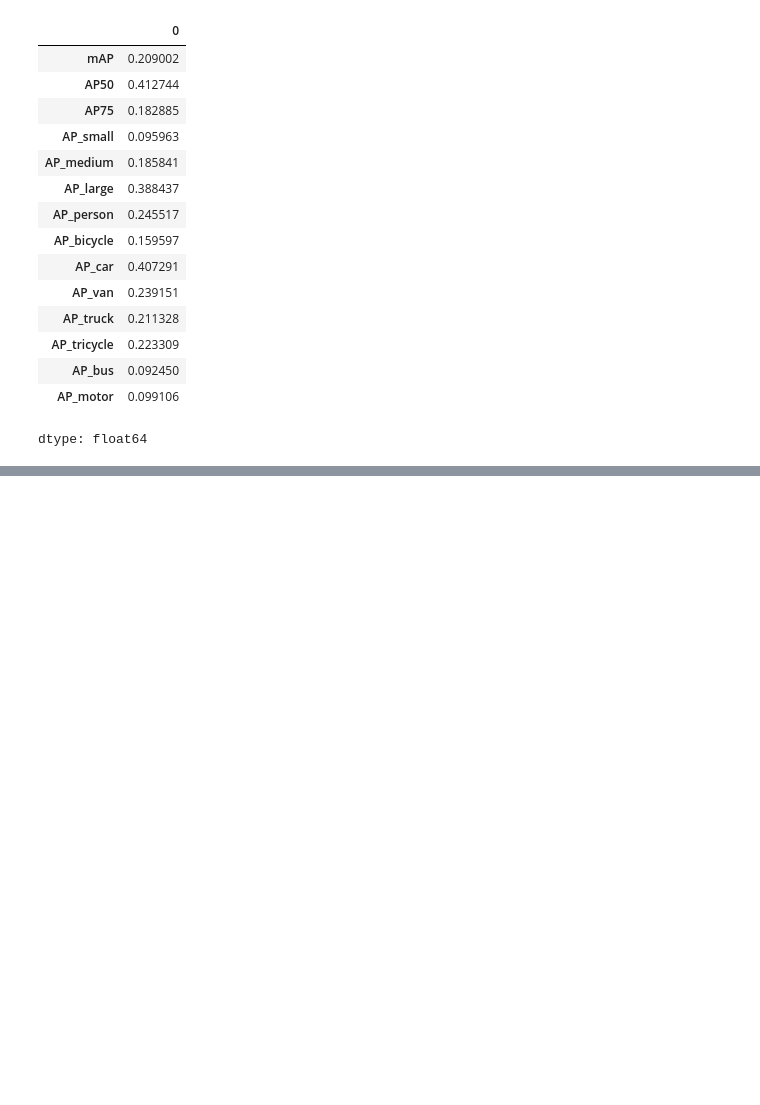
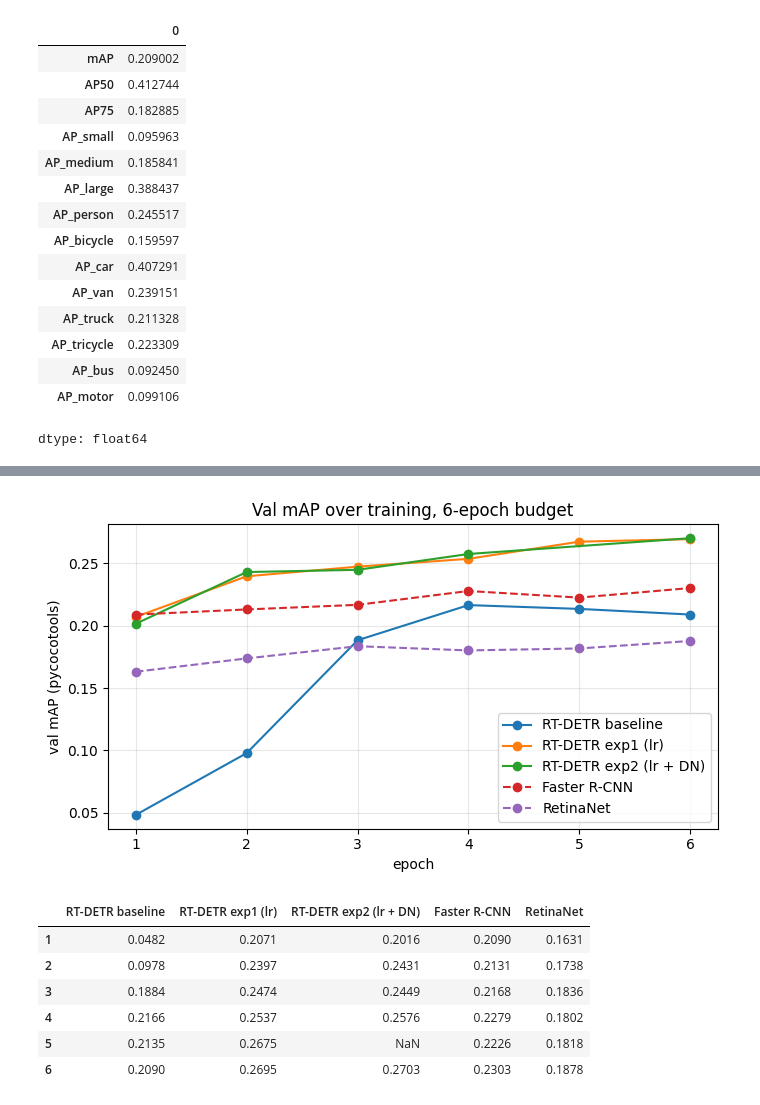
Before and after one commit to vusu4242/hm2_vus_konovalenko, a Jupyter notebook: notebooks/04_query_based.ipynb, the cells around one changed output, grey strips where cells are left out. Cells and saved outputs as stored; diff of their text form; code cells hidden in the pictures; blank space fills up the shorter version.

```diff
--- a/notebooks/04_query_based.ipynb
+++ b/notebooks/04_query_based.ipynb
@@ -302,7 +236,7 @@ def train_rtdetr(name, backbone_mult=1.0, warmup_bias_lr=0.1, num_dn=100, **over
         optimizer='AdamW', lr0=1e-4, lrf=0.1, weight_decay=1e-4,
         warmup_epochs=1, warmup_bias_lr=warmup_bias_lr, close_mosaic=2,
         amp=True, seed=SEED, device=0, workers=os.cpu_count(), save_period=1,
-        project=RUN_DIR, name=name, exist_ok=True)
+        project=RUN_DIR, name=name, exist_ok=True, verbose=False)
     args.update(overrides)
     model.train(trainer=TunedRTDETRTrainer, **args)
     return f'{RUN_DIR}/{name}'
@@ -311,14 +245,4 @@ def train_rtdetr(name, backbone_mult=1.0, warmup_bias_lr=0.1, num_dn=100, **over
 runs = {'baseline': f'{RUN_DIR}/rtdetr_l_6ep'}
 runs['exp1_lr'] = train_rtdetr('rtdetr_exp1_lr', backbone_mult=0.1, warmup_bias_lr=0.0)
 runs['exp2_lr_dn'] = train_rtdetr('rtdetr_exp2_lr_dn', backbone_mult=0.1, warmup_bias_lr=0.0, num_dn=500)
-
-# same evaluate, same 571 frames
-table = pd.DataFrame({k: evaluate(predict_rtdetr(f'{d}/weights/best.pt', val_sub), val_sub.image_id)
-                      for k, d in runs.items()}).T
-display(table[['mAP', 'AP50', 'AP75', 'AP_small', 'AP_medium', 'AP_large']])
-
-for k, d in runs.items():
-    h = pd.read_csv(f'{d}/results.csv'); h.columns = h.columns.str.strip()
-    plt.plot(h['epoch'], h['metrics/mAP50-95(B)'], marker='o', label=k)
-plt.xlabel('epoch'); plt.ylabel('val mAP50-95 (Ultralytics val)'); plt.legend(); plt.grid(alpha=.3); plt.show()
 # %% [output]
@@ -439,0 +259,43 @@ Results saved to /content/drive/MyDrive/hw2_runs/rtdetr_exp2_lr_dn
+# %%
+import glob, re
+
+def curve(run_dir):
+    """(epoch, val mAP) for every saved checkpoint; last.pt = final epoch."""
+    pts = []
+    for p in glob.glob(f'{run_dir}/weights/epoch*.pt'):
+        ep = int(re.findall(r'epoch(\d+)', p)[-1]) + 1                     # epoch0.pt -> epoch 1
+        pts.append((ep, p))
+    if EPOCHS not in [e for e, _ in pts]:
+        pts.append((EPOCHS, f'{run_dir}/weights/last.pt'))
+    pts.sort()
+    return [e for e, _ in pts], [evaluate(predict_rtdetr(p, val_sub), val_sub.image_id)['mAP'] for _, p in pts]
+
+ep6 = list(range(1, EPOCHS + 1))
+
+# exp2: epoch4.pt / epoch5.pt were lost when Drive ran out of space, and its last.pt holds the epoch-3 weights.
+# Epoch 6 (epoch5.pt) was scored with the same evaluate before it was lost: 0.2703 (pipeline notebook).
+exp2_curve = ([1, 2, 3, 4, 6], [0.2016, 0.2431, 0.2449, 0.2576, 0.2703])
+
+curves = {'RT-DETR baseline':       curve(f'{RUN_DIR}/rtdetr_l_6ep'),
+          'RT-DETR exp1 (lr)':      curve(f'{RUN_DIR}/rtdetr_exp1_lr'),
+          'RT-DETR exp2 (lr + DN)': exp2_curve,
+          'Faster R-CNN':           (ep6, [0.2090, 0.2131, 0.2168, 0.2279, 0.2226, 0.2303]),
+          'RetinaNet':              (ep6, [0.1631, 0.1738, 0.1836, 0.1802, 0.1818, 0.1878])}
+
+fig, ax = plt.subplots(figsize=(7, 4))
+for label, (x, y) in curves.items():
+    ax.plot(x, y, marker='o', ls='--' if label in ('Faster R-CNN', 'RetinaNet') else '-', label=label)
+ax.set_xlabel('epoch'); ax.set_ylabel('val mAP (pycocotools)')
+ax.set_title('Val mAP over training, 6-epoch budget'); ax.grid(alpha=.3); ax.legend()
+plt.tight_layout(); plt.savefig('rtdetr_vs_cnn_curve.png', dpi=120); plt.show()
+
+pd.DataFrame({k: pd.Series(y, index=x) for k, (x, y) in curves.items()}).round(4)
+# %% [output]
+[figure, added]
+|  | RT-DETR baseline | RT-DETR exp1 (lr) | RT-DETR exp2 (lr + DN) | Faster R-CNN | RetinaNet |
+| 1 | 0.0482 | 0.2071 | 0.2016 | 0.2090 | 0.1631 |
+| 2 | 0.0978 | 0.2397 | 0.2431 | 0.2131 | 0.1738 |
+| 3 | 0.1884 | 0.2474 | 0.2449 | 0.2168 | 0.1836 |
+| 4 | 0.2166 | 0.2537 | 0.2576 | 0.2279 | 0.1802 |
+| 5 | 0.2135 | 0.2675 | NaN | 0.2226 | 0.1818 |
+| 6 | 0.2090 | 0.2695 | 0.2703 | 0.2303 | 0.1878 |
```
Also changed, not shown: parts of 10 cells of this notebook.
